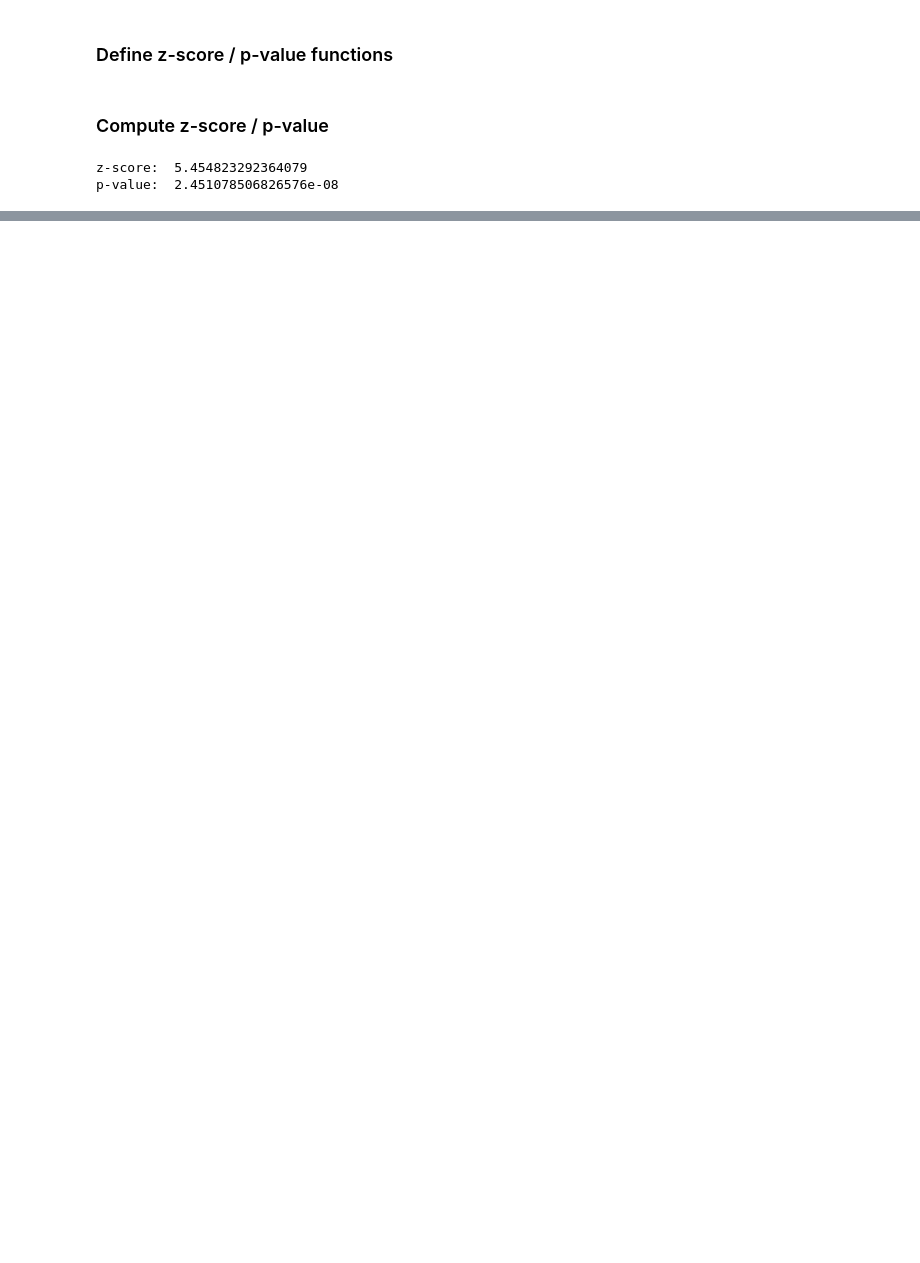
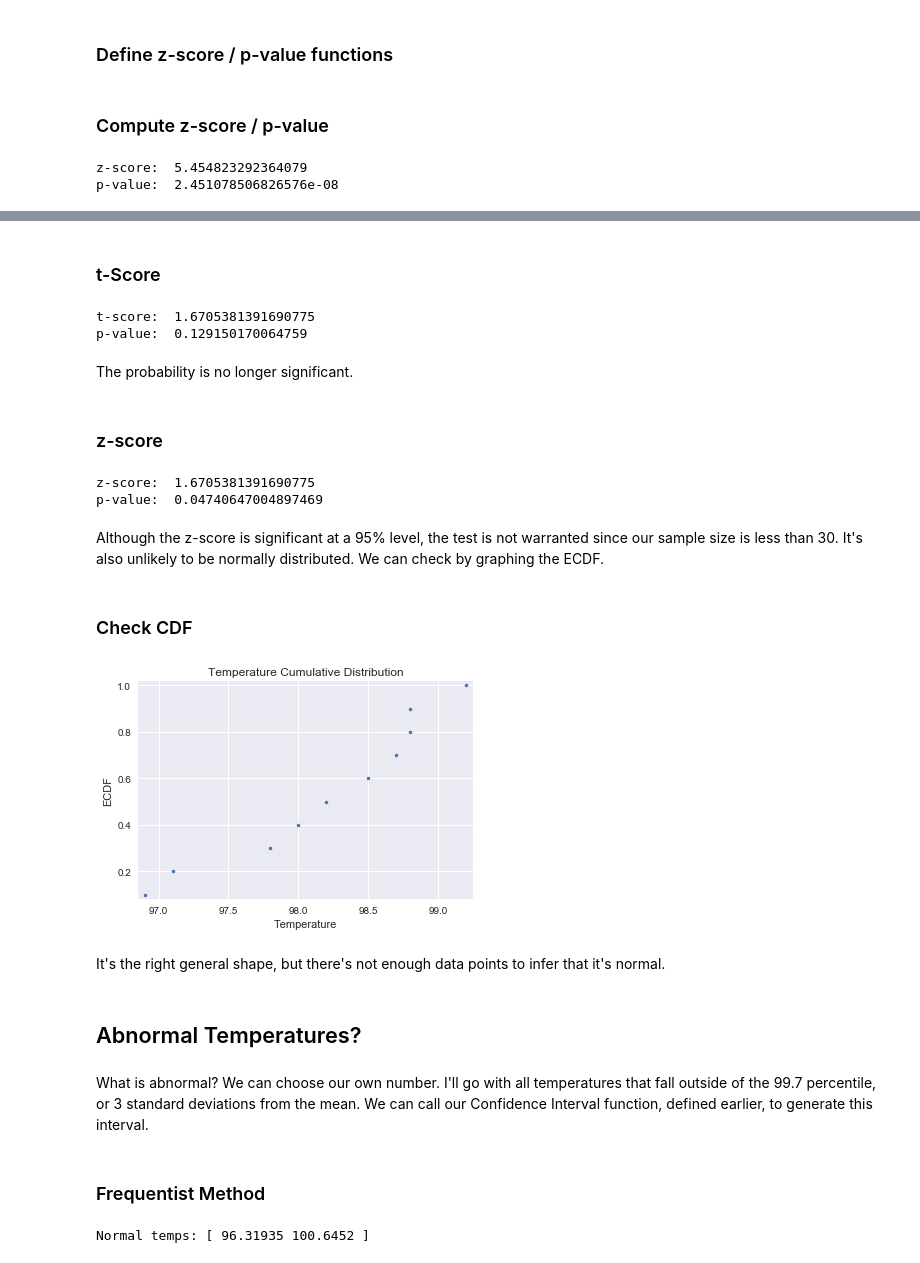
Before and after one commit to coreyjwade/Body_Temperature, a Jupyter notebook: Mean_Body_Temperature.ipynb, the cells around one changed output, grey strips where cells are left out. Drawn from its saved outputs; the diff is of its cells as text; code cells hidden in the pictures; blank space fills up the shorter version.

Commit message:
ci frequentist done

```diff
--- a/Mean_Body_Temperature.ipynb
+++ b/Mean_Body_Temperature.ipynb
@@ -157,19 +157,20 @@ def ecdf(data):
 
     return x, y
 # %%
-# Compute ECDF for
-x, y = ecdf(df.temperature)
+# Function to plot cdf
+def graph_ecdf(data):
+    x, y = ecdf(data)
 
-# Generate plot
-plt.plot(x, y, marker='.', linestyle='none')
+    # Generate plot
+    plt.plot(x, y, marker='.', linestyle='none')
 
-# Make the margins nice
-plt.margins(.02)
+    # Make the margins nice
+    plt.margins(.02)
 
-# Label the axes
-plt.xlabel('Temperature')
-plt.ylabel('ECDF')
-plt.title('Temperature Cumulative Distribution')
+    # Label the axes
+    plt.xlabel('Temperature')
+    plt.ylabel('ECDF')
+    plt.title('Temperature Cumulative Distribution')
 
-#Show the plot
-plt.show()
+    #Show the plot
+    plt.show()
@@ -316,0 +353,2 @@ print(pval)
+# %%
+df_10 = df.sample(10)
@@ -316,0 +381,43 @@ print(pval)
+# %% [markdown]
+### t-Score
+# %%
+tscore = tscore_mean(98.6, df_10.temperature, 10)
+p = pvalue_fromt(tscore, 10)
+print('t-score: ', tscore)
+print('p-value: ', p)
+# %% [output]
+t-score:  1.6705381391690775
+p-value:  0.129150170064759
+# %% [markdown]
+The probability is no longer significant.
+# %% [markdown]
+### z-score
+# %%
+zscore = zscore_mean(98.6, df_10.temperature, 10)
+p = pvalue(zscore)
+print('z-score: ', zscore)
+print('p-value: ', p)
+# %% [output]
+z-score:  1.6705381391690775
+p-value:  0.04740647004897469
+# %% [markdown]
+Although the z-score is significant at a 95% level, the test is not warranted since our sample size is less than 30. It's also unlikely to be normally distributed. We can check by graphing the ECDF.
+# %% [markdown]
+### Check CDF
+# %%
+graph_ecdf(df_10.temperature)
+# %% [output]
+[figure, added]
+# %% [markdown]
+It's the right general shape, but there's not enough data points to infer that it's normal.
+# %% [markdown]
+## Abnormal Temperatures?
+# %% [markdown]
+What is abnormal? We can choose our own number. I'll go with all temperatures that fall outside of the 99.7 percentile, or 3 standard deviations from the mean. We can call our Confidence Interval function, defined earlier, to generate this interval.
+# %% [markdown]
+### Frequentist Method
+# %%
+abnormal_temp = confidence_Interval(99.7, df.temperature)
+print("Normal temps:", abnormal_temp)
+# %% [output]
+Normal temps: [ 96.31935 100.6452 ]
```
Also changed, not shown: parts of 42 cells of this notebook.
